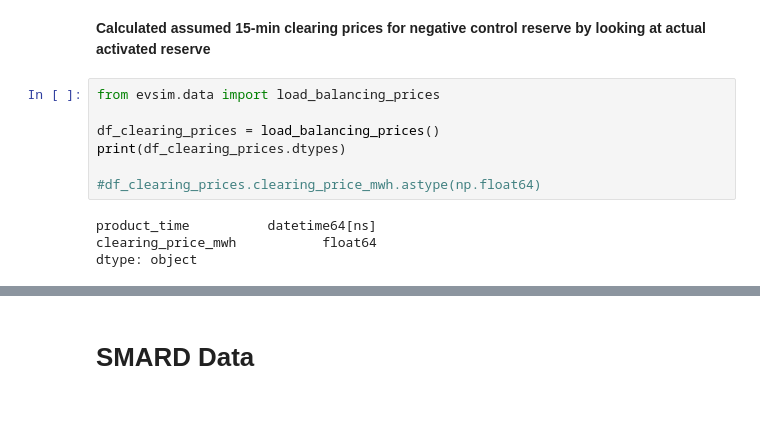
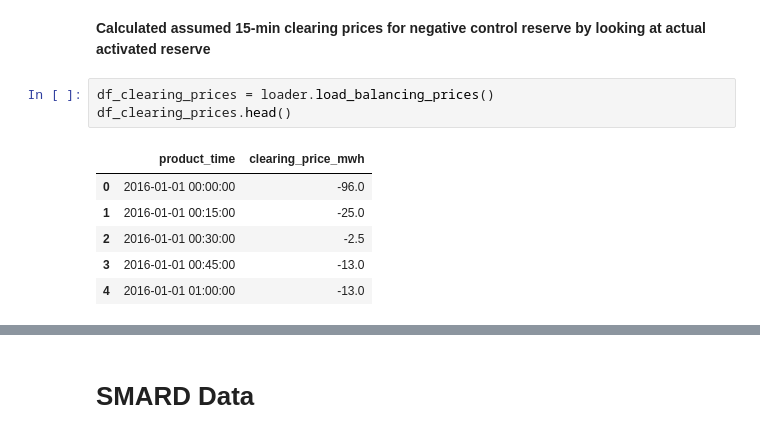
Before and after one commit to indyfree/FleetSim, a Jupyter notebook: notebooks/03-Balancing-Market.ipynb, the cells around one changed output, grey strips where cells are left out. Saved outputs shown, nothing was run; the diff lists cells and outputs as text; blank space fills up the shorter version.

```diff
--- a/notebooks/03-Balancing-Market.ipynb
+++ b/notebooks/03-Balancing-Market.ipynb
@@ -115,15 +115,14 @@ Activated Control Reserve 2016 - Negative : 0.71 TWh Positive 1.41 TWh
 # Clearing Prices of Secondary Reserve
 # %% [markdown]
 __Calculated assumed 15-min clearing prices for negative control reserve by looking at actual activated reserve__
-# %%
-from evsim.data import load_balancing_prices
-
-df_clearing_prices = load_balancing_prices()
-print(df_clearing_prices.dtypes)
-
-#df_clearing_prices.clearing_price_mwh.astype(np.float64)
-# %% [output]
-product_time          datetime64[ns]
-clearing_price_mwh           float64
-dtype: object
+# %%
+df_clearing_prices = loader.load_balancing_prices()
+df_clearing_prices.head()
+# %% [output]
+|  | product_time | clearing_price_mwh |
+| 0 | 2016-01-01 00:00:00 | -96.0 |
+| 1 | 2016-01-01 00:15:00 | -25.0 |
+| 2 | 2016-01-01 00:30:00 | -2.5 |
+| 3 | 2016-01-01 00:45:00 | -13.0 |
+| 4 | 2016-01-01 01:00:00 | -13.0 |
 # %%
```
Also changed, not shown: parts of 4 cells of this notebook, 1 other file.
